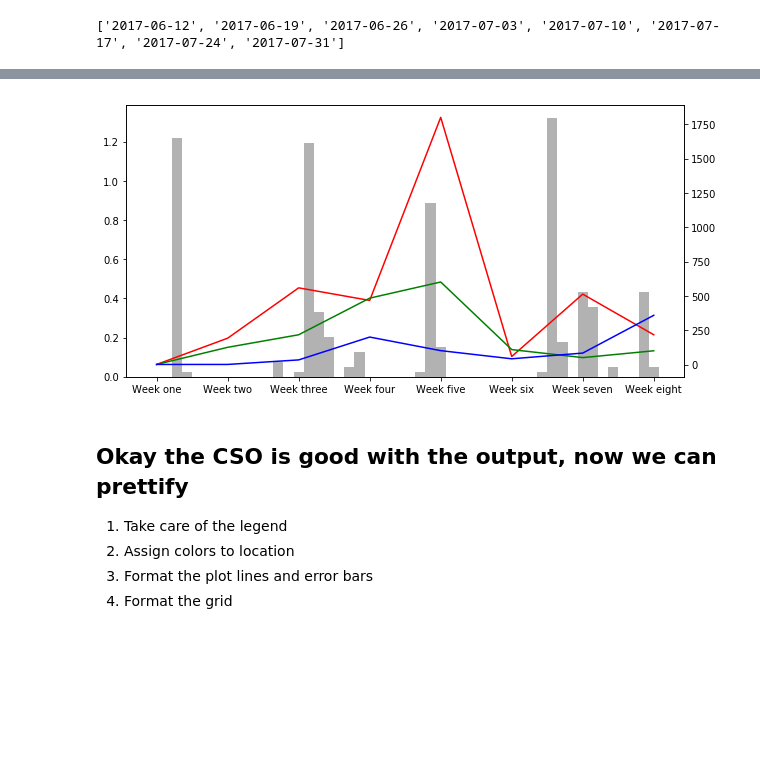
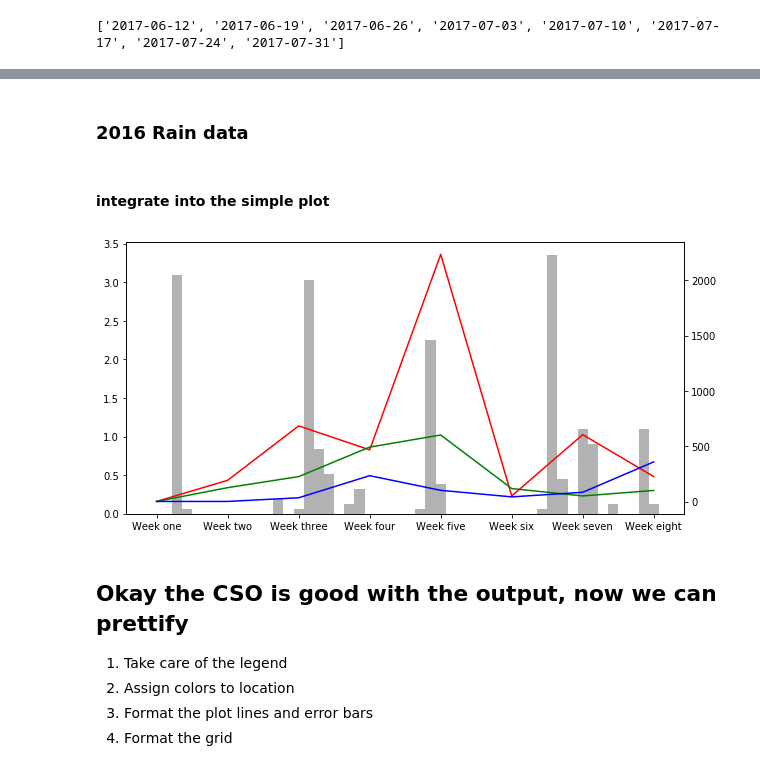
Before and after one commit to GaryHDA/module_one, a Jupyter notebook: micro/results_grid_final_version.ipynb, the cells around one changed output, grey strips where cells are left out. Drawn from its saved outputs; the diff is of its cells as text; code cells hidden in the pictures; blank space fills up the shorter version.

```diff
--- a/micro/results_grid_final_version.ipynb
+++ b/micro/results_grid_final_version.ipynb
@@ -529 +797,5 @@ four_eight = forty_eight(a_b, weeks_l, places_48, mediums[0])
+# %%
+two_four_2016 = av_2016(a16,weeks_l, places_48, three_plate_16, colony_map_16)
+four_eight = forty_eight(a_b, weeks_l, places_48, mediums[0])
+four_eight_ave = forty_eight_av(a_b, weeks_l, places_48,mediums[0],'Comments_p1_48h', one_plate_48, two_plate_48, three_plate_48, colony_map)
 # %% [markdown]
@@ -769,7 +1066,7 @@ def total_coli(c, v, q):
         e = []
         for i, w in enumerate(c):
             if type(q[n][v[n]][i][0][w]) == list:
-                a = q[n][v[n]][i][0][w][0:3:2]
+                a = q[n][v[n]][i][0][w][1:3]
                 d = sum(a)
             elif type(q[n][v[n]][i][0][w]) == dict:
                 d=np.mean(e)
@@ -778,6 +1075,5 @@ def total_coli(c, v, q):
         string = x + '_std'
         b.update({x:e, string:f})
         #print(b)
+
     return b
-    return b
-coliforms_week=total_coli(weeks_l, places_48,four_eight_ave)
@@ -847,0 +1224,7 @@ d_rain_x = d_rain.iloc[7:].copy()
+# %%
+d_rain_x = d_rain.iloc[7:].copy()
+d_rain_x['Rain'] = d_rain_x['Rain']*2.54
+d_rain_x.rename(columns ={'real_date':'Date'}, inplace=True)
+#d_rain_x.iloc[:10]
+# %% [markdown]
+### 2016 Rain data
@@ -848,23 +1237,25 @@ d_rain_x = d_rain.iloc[7:].copy()
+# %% [markdown]
+#### integrate into the simple plot
 # %%
 def rain_plot():
     collss = ['r', 'g', 'b']
     locs = date_list[7::7]
     labels = weeks_l
     fig, ax1 = plt.subplots(figsize=(10,5))
-    x_one = d_rain_x['real_date']
+    x_one = d_rain_x['Date']
     y_one = d_rain_x['Rain']
     ax1.bar(x_one, y_one.values*2.54, width=1, color='black', alpha=0.3)
     ax2 = ax1.twinx()
     for i, n in enumerate(places_48):
         x_two = b
         y_two = coliforms_week[n]
         ax2.plot(x_two, y_two, color=collss[i])
 
     plt.xticks(locs, labels)
     plt.show()
 rain_plot()
 # %% [output]
-[figure, old version]
+[figure, new version]
 # %%
 # notice how the zero on the yaxis does not line up
 # fix that by changing the order the data is called and
```
Also changed, not shown: parts of 116 cells of this notebook, 16 other files.
